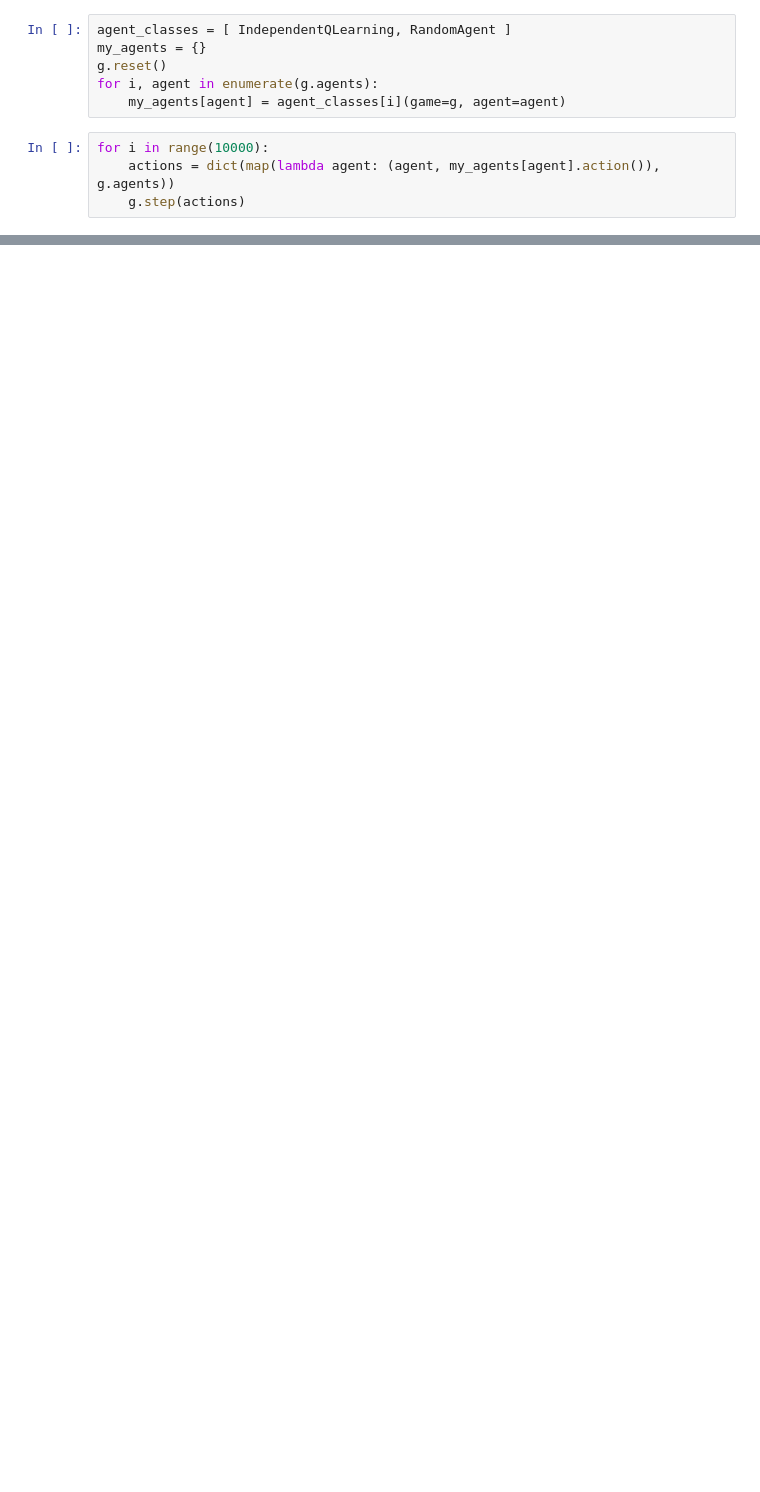
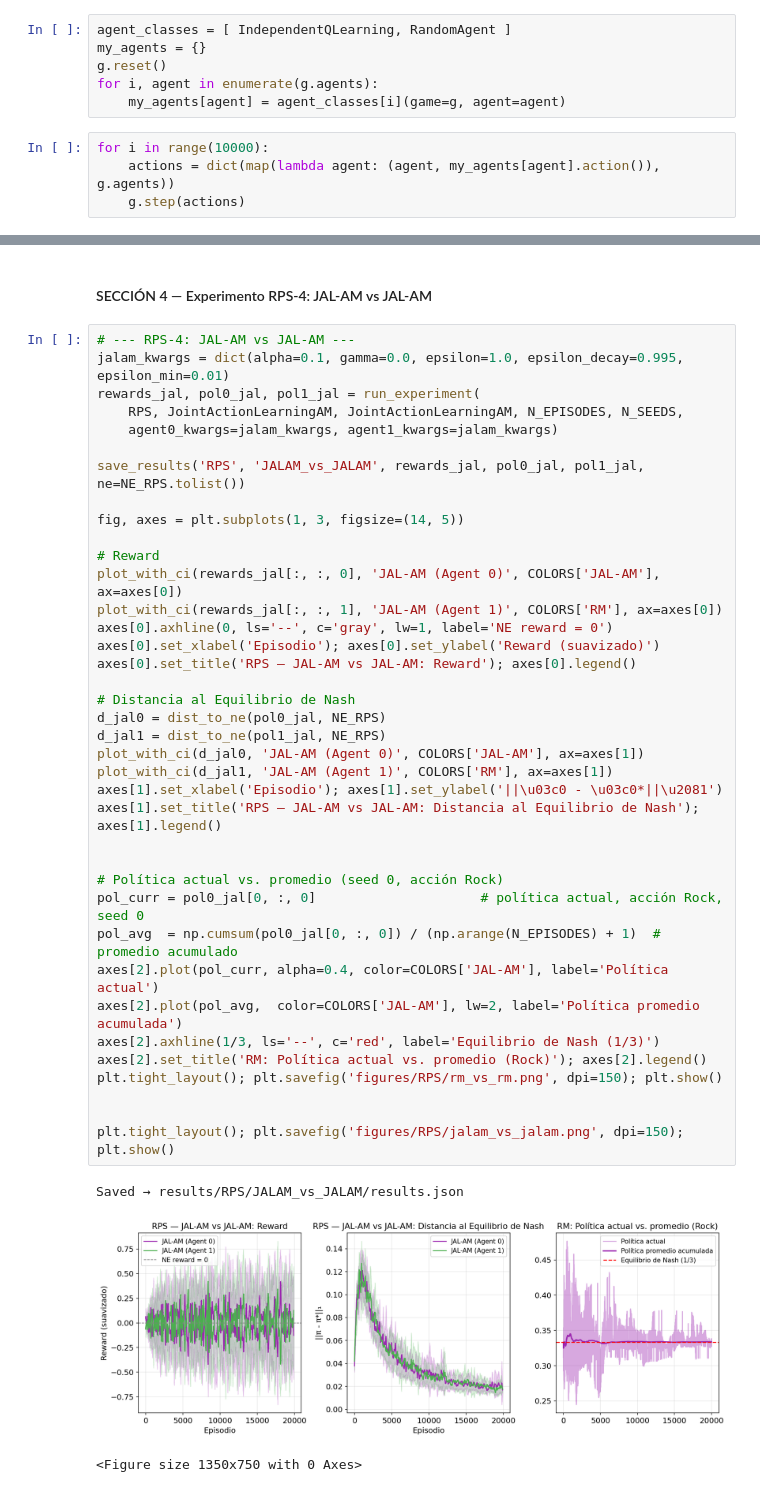
Before and after one commit to mmussio85/simultaneous-games, a Jupyter notebook: RPS.ipynb, the cells around one changed output, grey strips where cells are left out. Cells and saved outputs as stored; diff of their text form; blank space fills up the shorter version.

```diff
--- a/RPS.ipynb
+++ b/RPS.ipynb
@@ -73,0 +233,44 @@ dict(map(lambda agent: (agent, my_agents[agent].policy()), g.agents))
+# %% [markdown]
+#### SECCIÓN 4 — Experimento RPS-4: JAL-AM vs JAL-AM
+# %%
+# --- RPS-4: JAL-AM vs JAL-AM ---
+jalam_kwargs = dict(alpha=0.1, gamma=0.0, epsilon=1.0, epsilon_decay=0.995, epsilon_min=0.01)
+rewards_jal, pol0_jal, pol1_jal = run_experiment(
+    RPS, JointActionLearningAM, JointActionLearningAM, N_EPISODES, N_SEEDS,
+    agent0_kwargs=jalam_kwargs, agent1_kwargs=jalam_kwargs)
+
+save_results('RPS', 'JALAM_vs_JALAM', rewards_jal, pol0_jal, pol1_jal, ne=NE_RPS.tolist())
+
+fig, axes = plt.subplots(1, 3, figsize=(14, 5))
+
+# Reward
+plot_with_ci(rewards_jal[:, :, 0], 'JAL-AM (Agent 0)', COLORS['JAL-AM'], ax=axes[0])
+plot_with_ci(rewards_jal[:, :, 1], 'JAL-AM (Agent 1)', COLORS['RM'], ax=axes[0])
+axes[0].axhline(0, ls='--', c='gray', lw=1, label='NE reward = 0')
+axes[0].set_xlabel('Episodio'); axes[0].set_ylabel('Reward (suavizado)')
+axes[0].set_title('RPS — JAL-AM vs JAL-AM: Reward'); axes[0].legend()
+
+# Distancia al Equilibrio de Nash
+d_jal0 = dist_to_ne(pol0_jal, NE_RPS)
+d_jal1 = dist_to_ne(pol1_jal, NE_RPS)
+plot_with_ci(d_jal0, 'JAL-AM (Agent 0)', COLORS['JAL-AM'], ax=axes[1])
+plot_with_ci(d_jal1, 'JAL-AM (Agent 1)', COLORS['RM'], ax=axes[1])
+axes[1].set_xlabel('Episodio'); axes[1].set_ylabel('||\u03c0 - \u03c0*||\u2081')
+axes[1].set_title('RPS — JAL-AM vs JAL-AM: Distancia al Equilibrio de Nash'); axes[1].legend()
+
+
+# Política actual vs. promedio (seed 0, acción Rock)
+pol_curr = pol0_jal[0, :, 0]                     # política actual, acción Rock, seed 0
+pol_avg  = np.cumsum(pol0_jal[0, :, 0]) / (np.arange(N_EPISODES) + 1)  # promedio acumulado
+axes[2].plot(pol_curr, alpha=0.4, color=COLORS['JAL-AM'], label='Política actual')
+axes[2].plot(pol_avg,  color=COLORS['JAL-AM'], lw=2, label='Política promedio acumulada')
+axes[2].axhline(1/3, ls='--', c='red', label='Equilibrio de Nash (1/3)')
+axes[2].set_title('RM: Política actual vs. promedio (Rock)'); axes[2].legend()
+plt.tight_layout(); plt.savefig('figures/RPS/rm_vs_rm.png', dpi=150); plt.show()
+
+
+plt.tight_layout(); plt.savefig('figures/RPS/jalam_vs_jalam.png', dpi=150); plt.show()
+# %% [output]
+Saved → results/RPS/JALAM_vs_JALAM/results.json
+[figure, added]
+<Figure size 1350x750 with 0 Axes>
```
Also changed, not shown: parts of 25 cells of this notebook, 7 other files.
